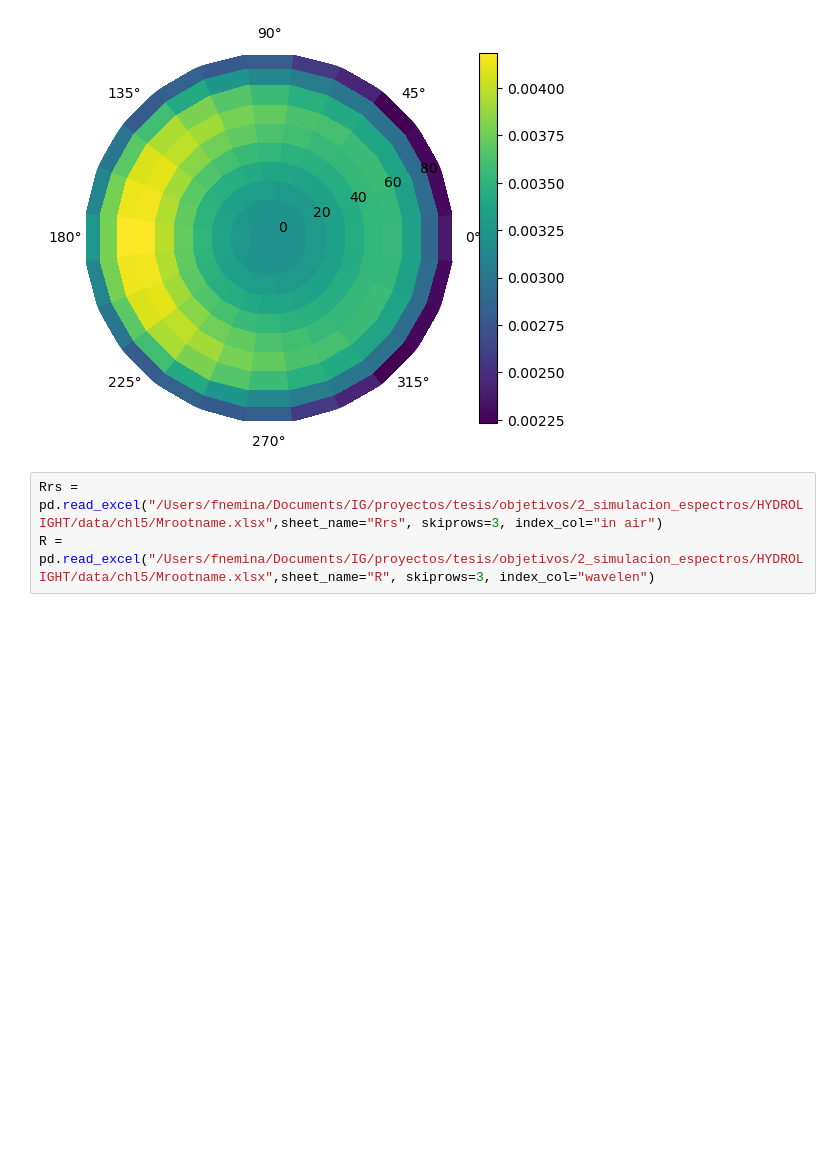
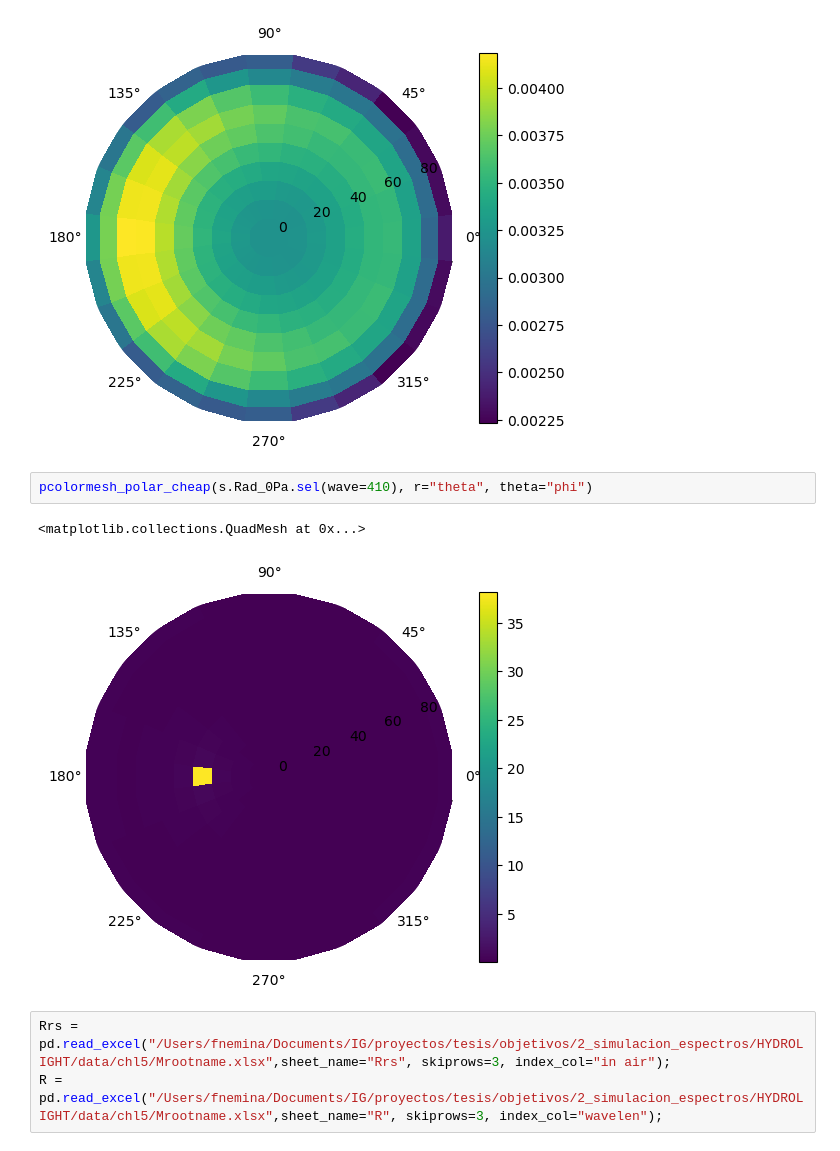
Before and after one commit to fnemina/hydrolightToolbox, a Jupyter notebook: read_hydrolight.ipynb, the cells around one changed output. Drawn from its saved outputs; the diff is of its cells as text; blank space fills up the shorter version.

```diff
--- a/read_hydrolight.ipynb
+++ b/read_hydrolight.ipynb
@@ -238,8 +265,13 @@ pcolormesh_polar_cheap(s.Rad_Ma.sel(wave=410), r="theta", theta="phi")
 # %% [output]
 <matplotlib.collections.QuadMesh at 0x...>
 [figure]
+# %%
+pcolormesh_polar_cheap(s.Rad_0Pa.sel(wave=410), r="theta", theta="phi")
+# %% [output]
+<matplotlib.collections.QuadMesh at 0x...>
+[figure, added]
 # %%
-Rrs = pd.read_excel("/Users/fnemina/Documents/IG/proyectos/tesis/objetivos/2_simulacion_espectros/HYDROLIGHT/data/chl5/Mrootname.xlsx",sheet_name="Rrs", skiprows=3, index_col="in air")
-R = pd.read_excel("/Users/fnemina/Documents/IG/proyectos/tesis/objetivos/2_simulacion_espectros/HYDROLIGHT/data/chl5/Mrootname.xlsx",sheet_name="R", skiprows=3, index_col="wavelen")
+Rrs = pd.read_excel("/Users/fnemina/Documents/IG/proyectos/tesis/objetivos/2_simulacion_espectros/HYDROLIGHT/data/chl5/Mrootname.xlsx",sheet_name="Rrs", skiprows=3, index_col="in air");
+R = pd.read_excel("/Users/fnemina/Documents/IG/proyectos/tesis/objetivos/2_simulacion_espectros/HYDROLIGHT/data/chl5/Mrootname.xlsx",sheet_name="R", skiprows=3, index_col="wavelen");
 # %%
 Rrs["Rrs"].plot(label="xlsx")
```
Also changed, not shown: parts of 8 cells of this notebook.
